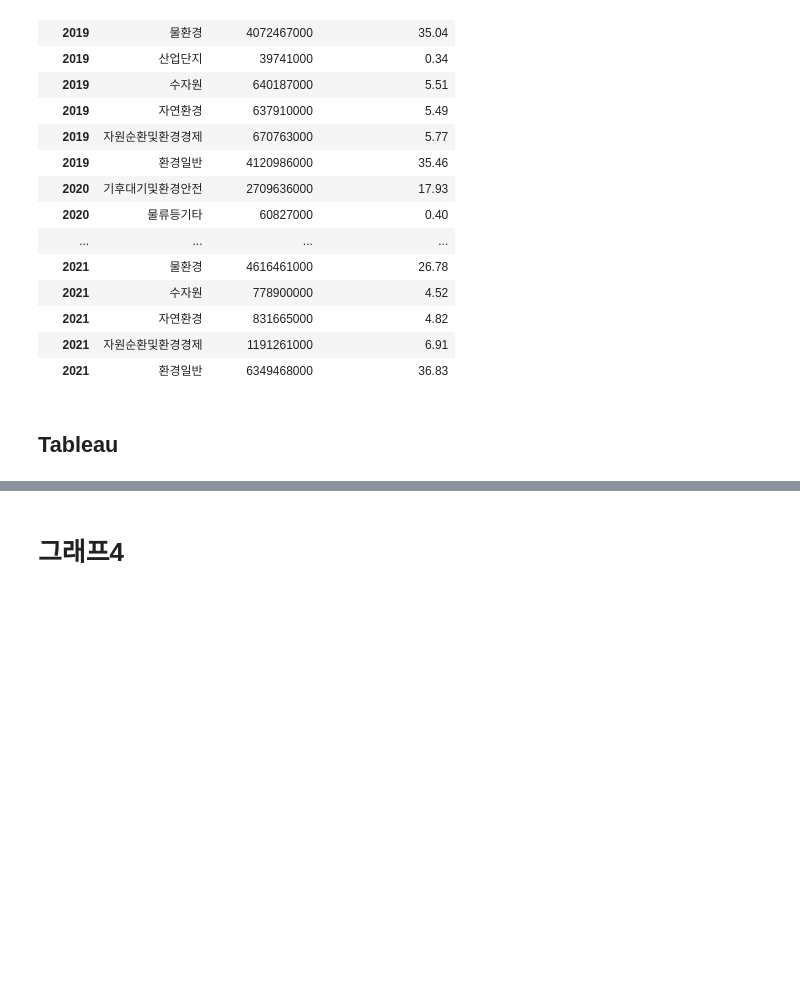
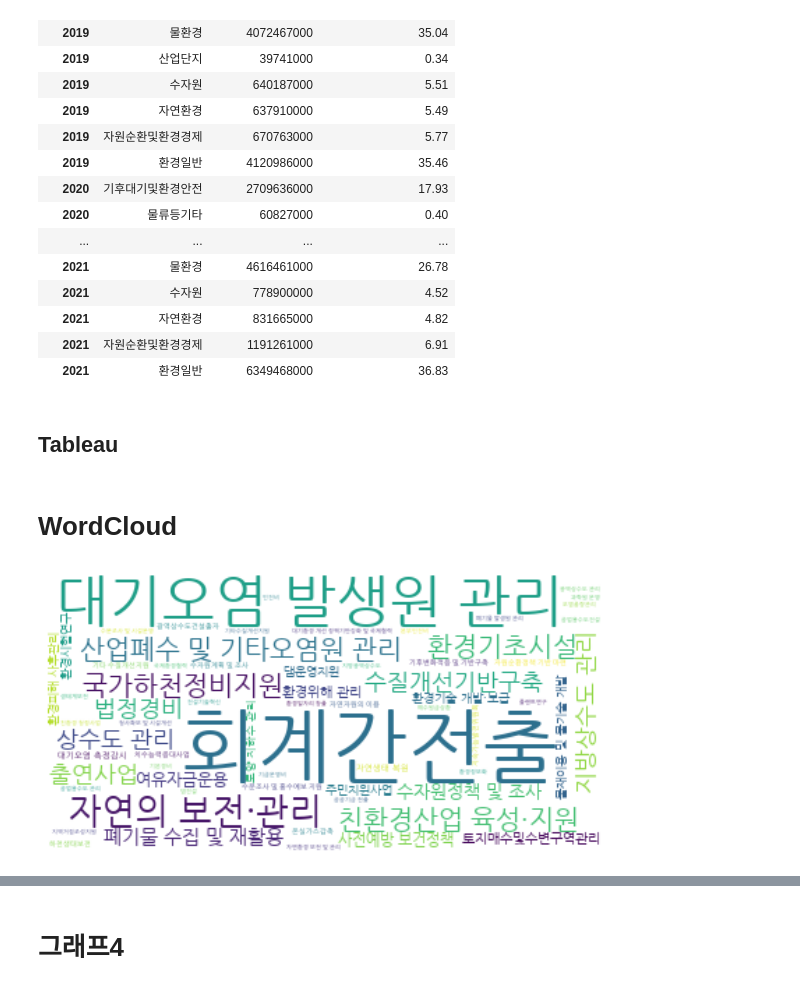
Before and after one commit to Eco-Financial/Eco-Financial, a Jupyter notebook: Visualization.ipynb, the cells around one changed output, grey strips where cells are left out. Cells and saved outputs as stored; diff of their text form; code cells hidden in the pictures; blank space fills up the shorter version.

Commit message:
Add wordcloud

```diff
--- a/Visualization.ipynb
+++ b/Visualization.ipynb
@@ -107,4 +109,25 @@ env_group_df
 | 2021 | 환경일반 | 6349468000 | 36.83 |
 # %% [markdown]
 ## Tableau
+# %% [markdown]
+# WordCloud
+# %%
+env_bis_wordcloud = env_budget_df.groupby(['단위사업명'], as_index=False)['국회확정금액(천원)'].sum()
+regex= "\(.*\)|\s-\s.*"
+
+for i in range(len(env_bis_wordcloud)):
+    env_bis_wordcloud['단위사업명'][i] = re.sub(regex, '',env_bis_wordcloud['단위사업명'][i])
+
+bis_budget_wordcloud = env_bis_wordcloud.set_index('단위사업명').to_dict()['국회확정금액(천원)']
+# %%
+wordcloud = WordCloud(font_path="C:/Windows/font/NanumGothic.ttf", background_color='white').generate_from_frequencies(bis_budget_wordcloud)
+
+array = wordcloud.to_array()
+
+plt.figure(figsize=(10,10))
+plt.imshow(array, interpolation='bilinear')
+plt.axis('off')
+plt.show()
+# %% [output]
+[figure, added]
 # %% [markdown]
```
Also changed, not shown: parts of 1 cell of this notebook.
